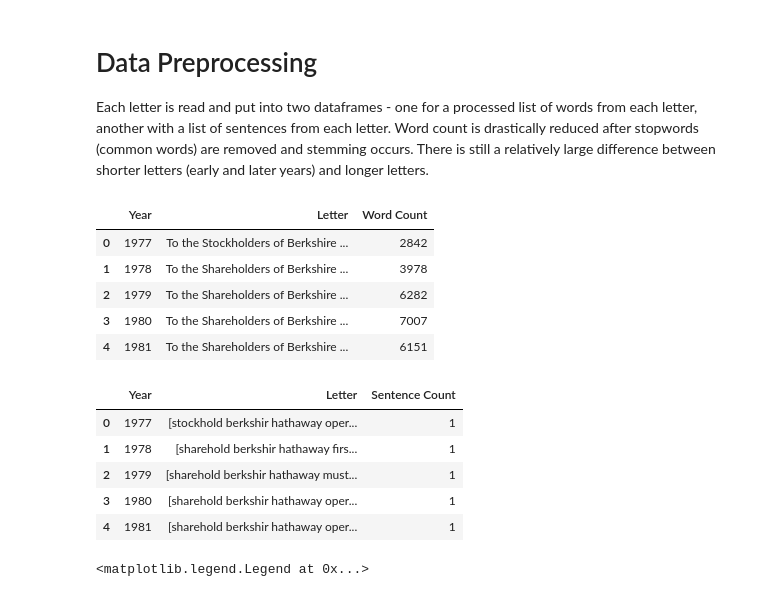
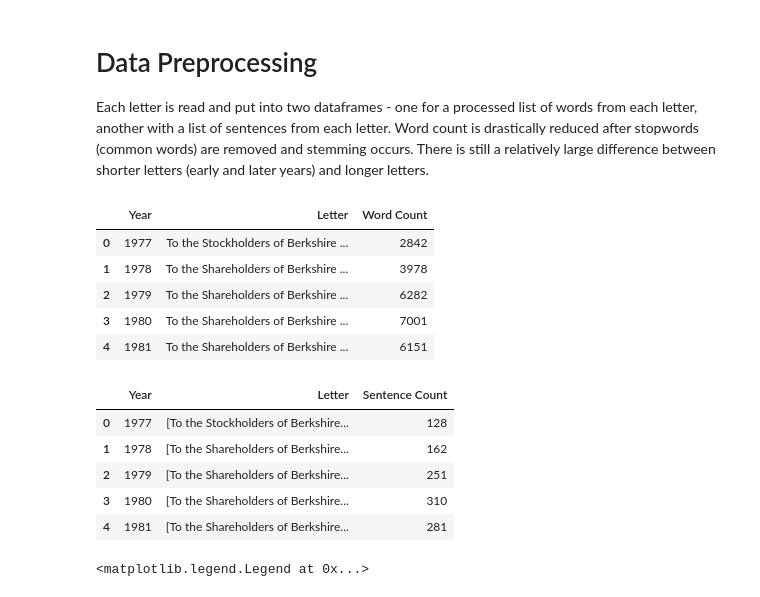
Before and after one commit to biovino1/BuffetLetters, a Jupyter notebook: similarity.ipynb, the cells around one changed output. Drawn from its saved outputs; the diff is of its cells as text; code cells hidden in the pictures.

```diff
--- a/similarity.ipynb
+++ b/similarity.ipynb
@@ -4,34 +4,34 @@ Each letter is read and put into two dataframes - one for a processed list of wo
 # %%
 import pandas as pd
 
 # Prepare each letter and corresponding info to load into dataframe
 years = []
 letters = []
 wcs = []
-with open('letters.txt', 'r', encoding='utf8') as file:
+with open('data/letters.txt', 'r', encoding='utf8') as file:
     for count, line in enumerate(file):
         years.append(count+1977)
         letters.append(line)
 
         # Find word count without numbers and punctuation
         word_count = 0
         words = line.split()
         for word in words:
             if word.isalpha(): word_count += 1
         wcs.append(word_count)
 
 # Load letters into dataframe
 df = pd.DataFrame()
 df['Year'] = years
 df['Letter'] = letters
 df['Word Count'] = wcs
 df.head()
 # %% [output]
 |  | Year | Letter | Word Count |
 | 0 | 1977 | To the Stockholders of Berkshire ... | 2842 |
 | 1 | 1978 | To the Shareholders of Berkshire ... | 3978 |
 | 2 | 1979 | To the Shareholders of Berkshire ... | 6282 |
-| 3 | 1980 | To the Shareholders of Berkshire ... | 7007 |
+| 3 | 1980 | To the Shareholders of Berkshire ... | 7001 |
 | 4 | 1981 | To the Shareholders of Berkshire ... | 6151 |
 # %%
 import nltk
@@ -79,11 +79,11 @@ df_sents['Sentence Count'] = [len(letter) for letter in proc_sents]
 df_sents.head()
 # %% [output]
 |  | Year | Letter | Sentence Count |
-| 0 | 1977 | [stockhold berkshir hathaway oper... | 1 |
-| 1 | 1978 | [sharehold berkshir hathaway firs... | 1 |
-| 2 | 1979 | [sharehold berkshir hathaway must... | 1 |
-| 3 | 1980 | [sharehold berkshir hathaway oper... | 1 |
-| 4 | 1981 | [sharehold berkshir hathaway oper... | 1 |
+| 0 | 1977 | [To the Stockholders of Berkshire... | 128 |
+| 1 | 1978 | [To the Shareholders of Berkshire... | 162 |
+| 2 | 1979 | [To the Shareholders of Berkshire... | 251 |
+| 3 | 1980 | [To the Shareholders of Berkshire... | 310 |
+| 4 | 1981 | [To the Shareholders of Berkshire... | 281 |
 # %%
 import matplotlib.pyplot as plt
 
```
Also changed, not shown: parts of 3 cells of this notebook, 4 other files.
